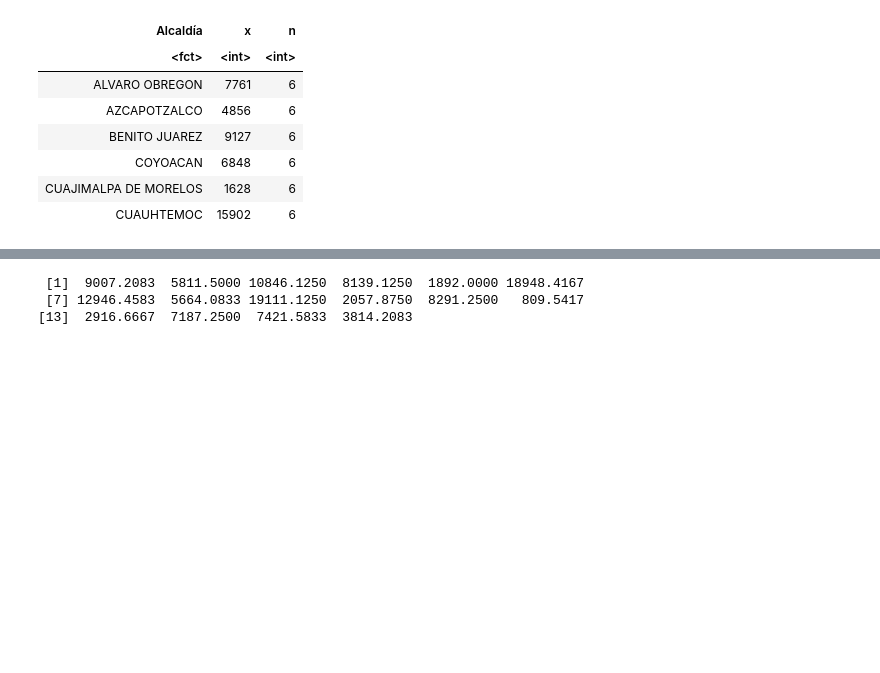
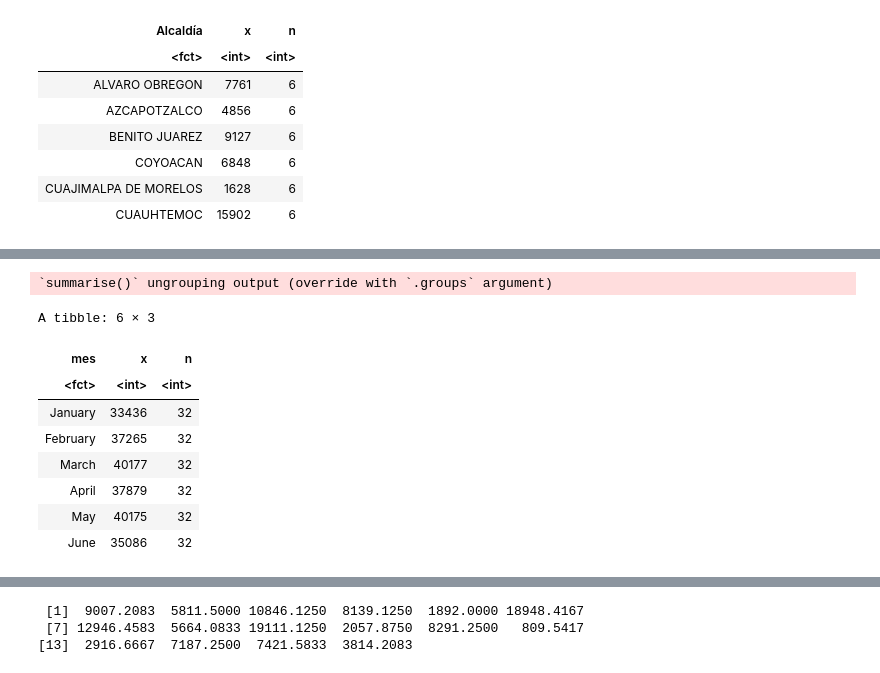
Before and after one commit to prope-2020-gh-classroom/practica-final-por-equipos-verano-2020-itam-atos-wk, a Jupyter notebook: analisis_bayesiano.ipynb, the cells around one changed output, grey strips where cells are left out. Saved outputs shown, nothing was run; the diff lists cells and outputs as text; code cells hidden in the pictures; blank space fills up the shorter version.

```diff
--- a/analisis_bayesiano.ipynb
+++ b/analisis_bayesiano.ipynb
@@ -108,0 +141,18 @@ curve(dgamma(theta, shape = alpha.i[1], rate = beta.i[1]), add = TRUE, xname = '
+# %%
+obs.2019.m <- denuncias %>%
+    filter(año != 2017) %>%
+    group_by(mes) %>%
+    summarise(x = sum(Delitos),
+              n = n())
+head(obs.2019.m)
+# %% [output]
+`summarise()` ungrouping output (override with `.groups` argument)
+A tibble: 6 × 3
+| mes | x | n |
+| <fct> | <int> | <int> |
+| January | 33436 | 32 |
+| February | 37265 | 32 |
+| March | 40177 | 32 |
+| April | 37879 | 32 |
+| May | 40175 | 32 |
+| June | 35086 | 32 |
```
Also changed, not shown: parts of 11 cells of this notebook.
